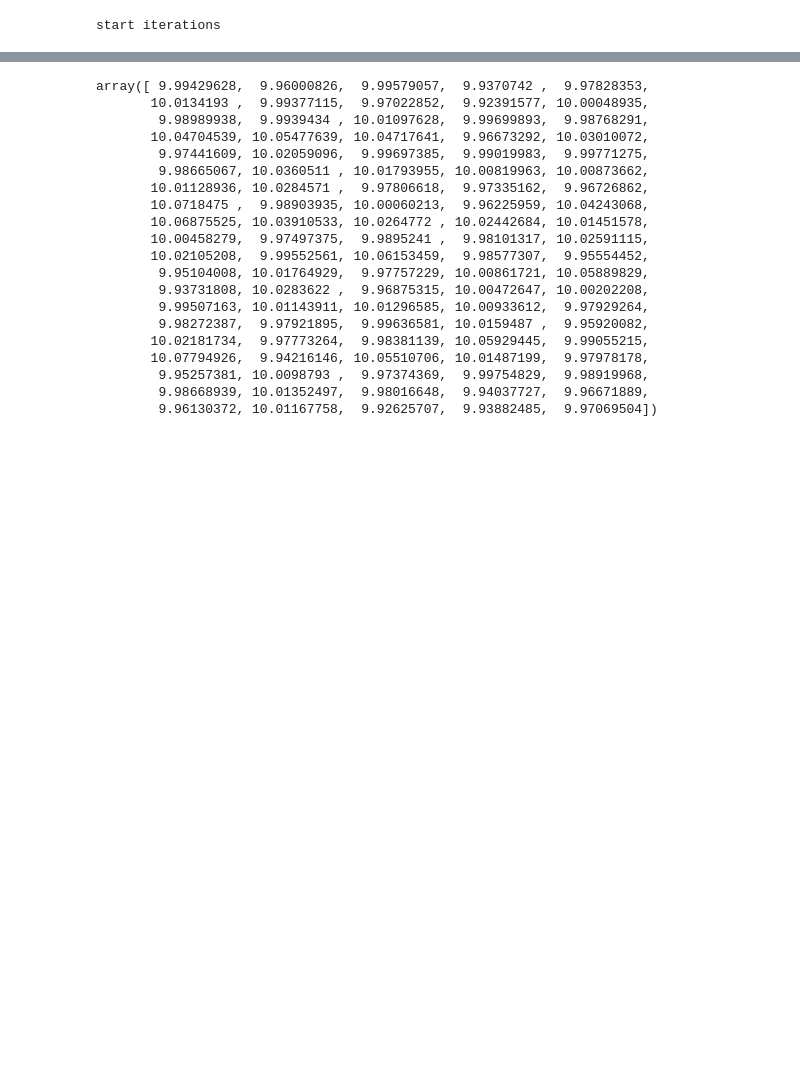
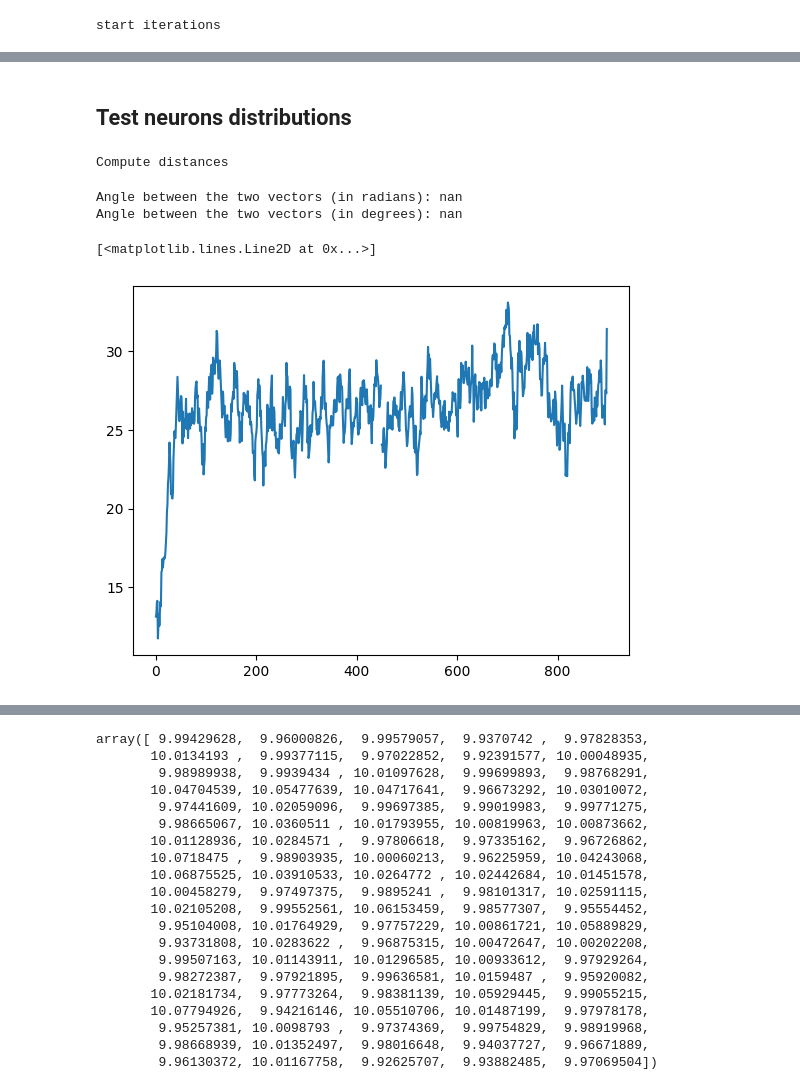
Before and after one commit to Ibos-lab/Users, a Jupyter notebook: losadac/population_distance/population_distance.ipynb, the cells around one changed output, grey strips where cells are left out. Cells and saved outputs as stored; diff of their text form; code cells hidden in the pictures; blank space fills up the shorter version.

```diff
--- a/losadac/population_distance/population_distance.ipynb
+++ b/losadac/population_distance/population_distance.ipynb
@@ -833,0 +825,2 @@ plt.plot(np.array(pp).reshape(-1))
+# %% [markdown]
+## Test neurons distributions
@@ -833,0 +949,5 @@ plt.plot(np.array(pp).reshape(-1))
+# %%
+seed=1997
+data = compute_distance(**preprocessing, **paths)
+# %% [output]
+Compute distances
@@ -833,0 +1022,34 @@ plt.plot(np.array(pp).reshape(-1))
+# %%
+ang = []
+angg = []
+for i in range(900):
+    vector1 = reshape_pc[:,0,i]
+    vector2 = reshape_pc[:,1,i]
+
+    # Compute the angle between the two vectors
+    angle = compute_angle_between_vectors(vector1, vector2)
+
+    # Convert the angle from radians to degrees
+    angle_degrees = np.degrees(angle)
+    ang.append(angle_degrees)
+
+    vector1 = fr_groups[:,0,i]
+    vector2 = fr_groups[:,1,i]
+
+    # Compute the angle between the two vectors
+    angle = compute_angle_between_vectors(vector1, vector2)
+
+    # Convert the angle from radians to degrees
+    angle_degrees = np.degrees(angle)
+    angg.append(angle_degrees)
+# plt.hist(vector1)
+# plt.hist(vector2)
+print(f"Angle between the two vectors (in radians): {angle}")
+print(f"Angle between the two vectors (in degrees): {angle_degrees}")
+plt.figure()
+plt.plot(ang)
+# %% [output]
+Angle between the two vectors (in radians): nan
+Angle between the two vectors (in degrees): nan
+[<matplotlib.lines.Line2D at 0x...>]
+[figure, added]
```
Also changed, not shown: parts of 46 cells of this notebook, 4 other files.
